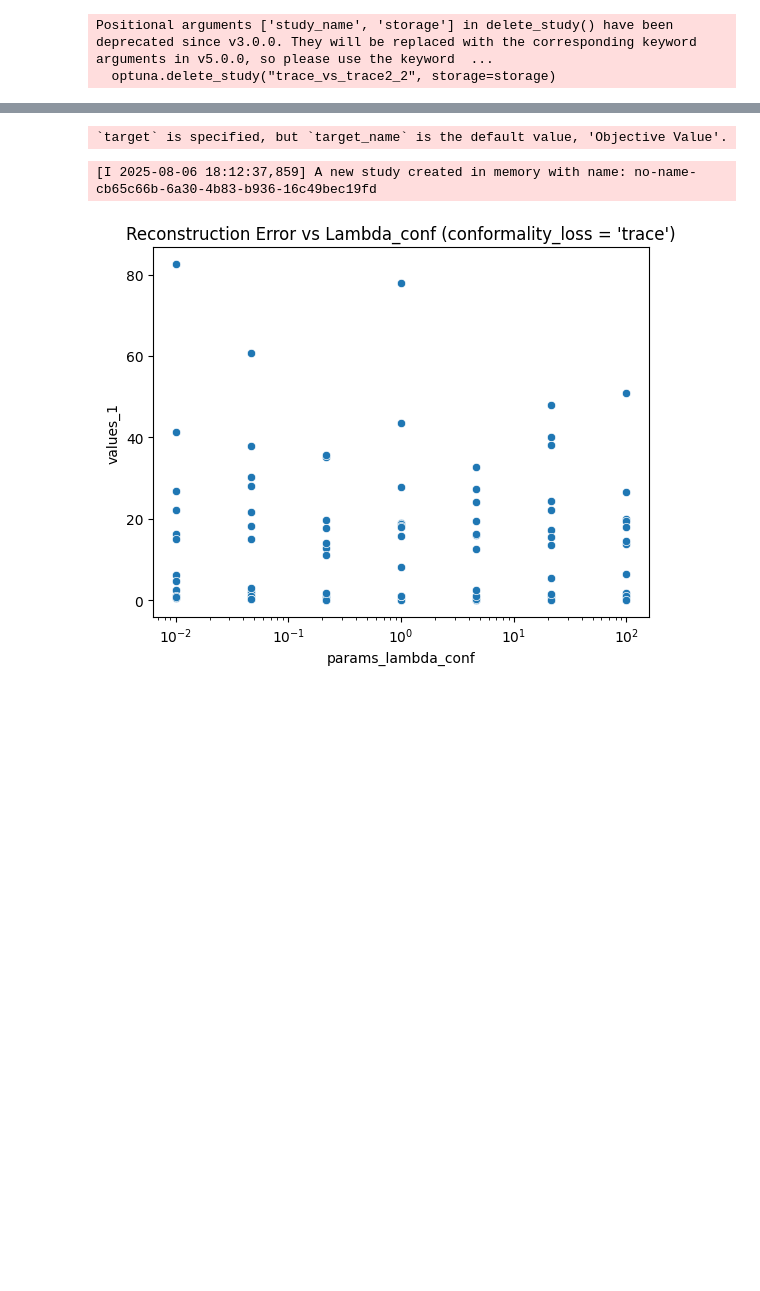
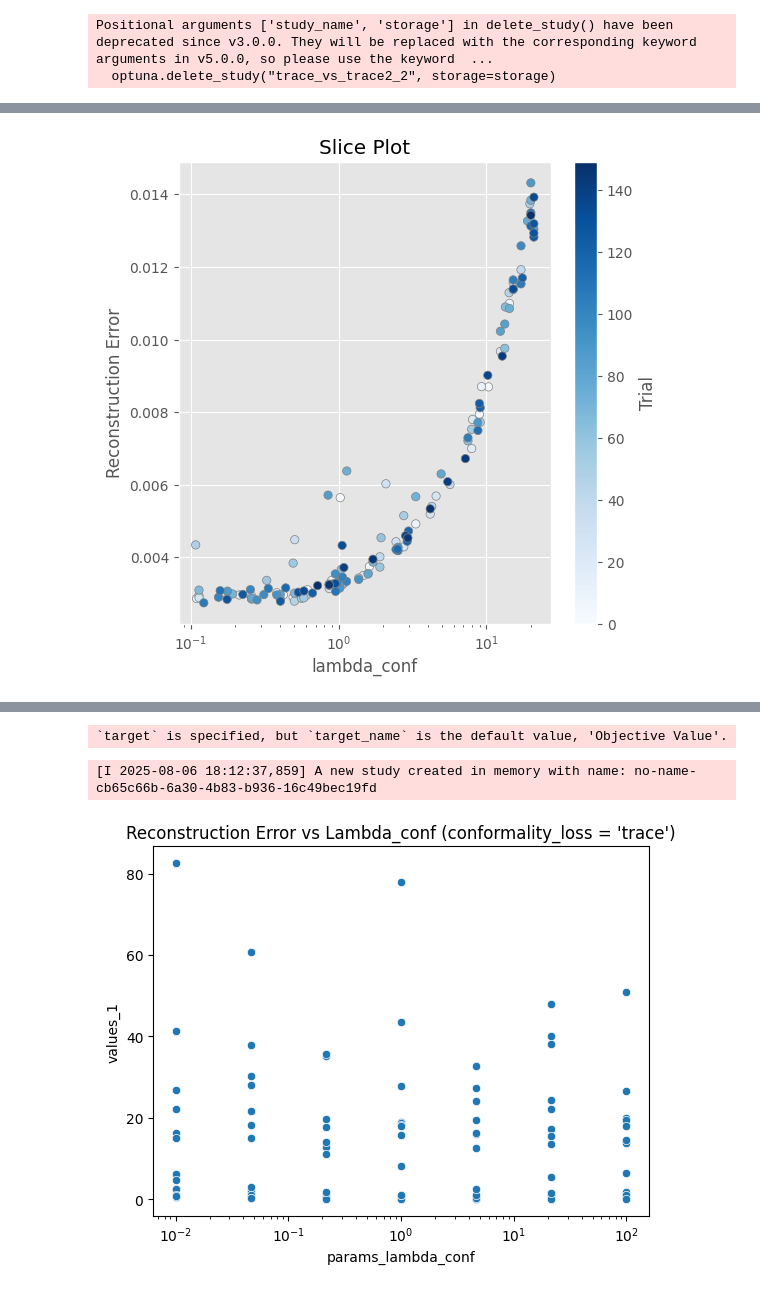
Before and after one commit to HeiseMax/ConformalAutoencoder, a Jupyter notebook: mnist_optuna/model_comparison_trace.ipynb, the cells around one changed output, grey strips where cells are left out. Cells and saved outputs as stored; diff of their text form; code cells hidden in the pictures; blank space fills up the shorter version.

```diff
--- a/optuna.ipynb
+++ b/mnist_optuna/model_comparison_trace.ipynb
@@ -191,0 +394,7 @@ vis.plot_param_importances(study)
+# %%
+# plot objective 0 (first objective) across hyperparameters
+slice0 = vis.matplotlib.plot_slice(study, params=["lambda_conf"], target=lambda t: t.values[0], target_name="Reconstruction Error")
+slice0.figure.set_size_inches(6, 6)
+plt.show()
+# %% [output]
+[figure, added]
```
Also changed, not shown: parts of 27 cells of this notebook, 13 other files.
